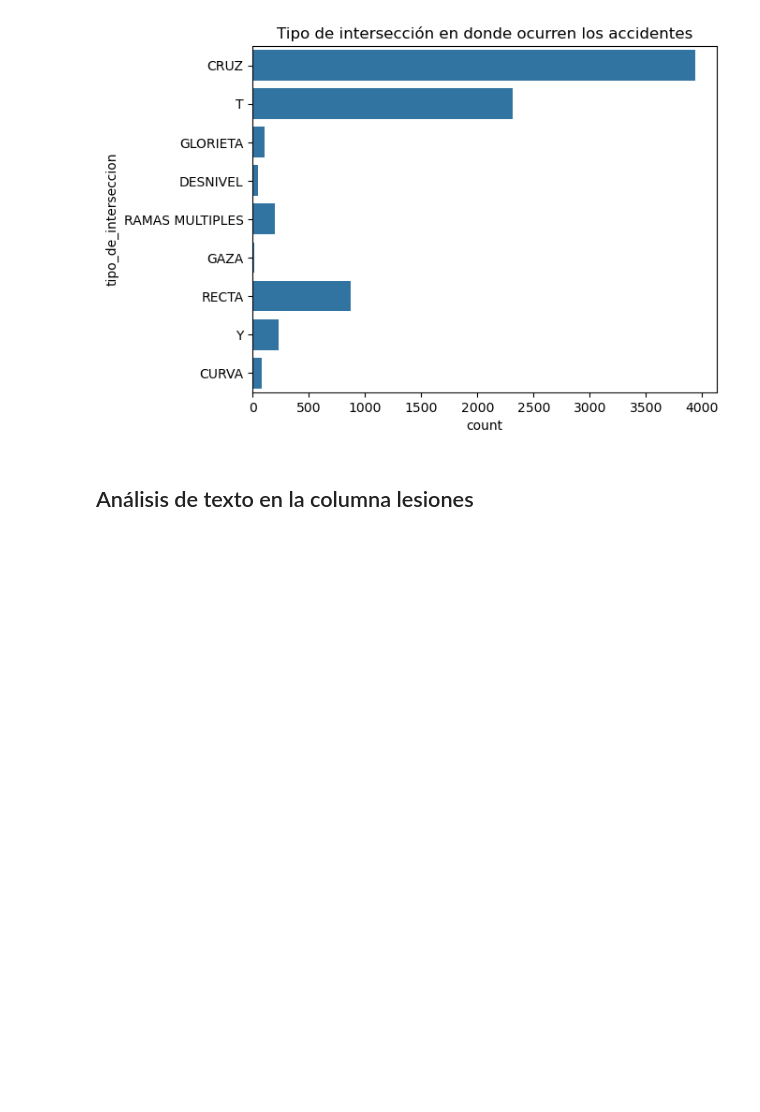
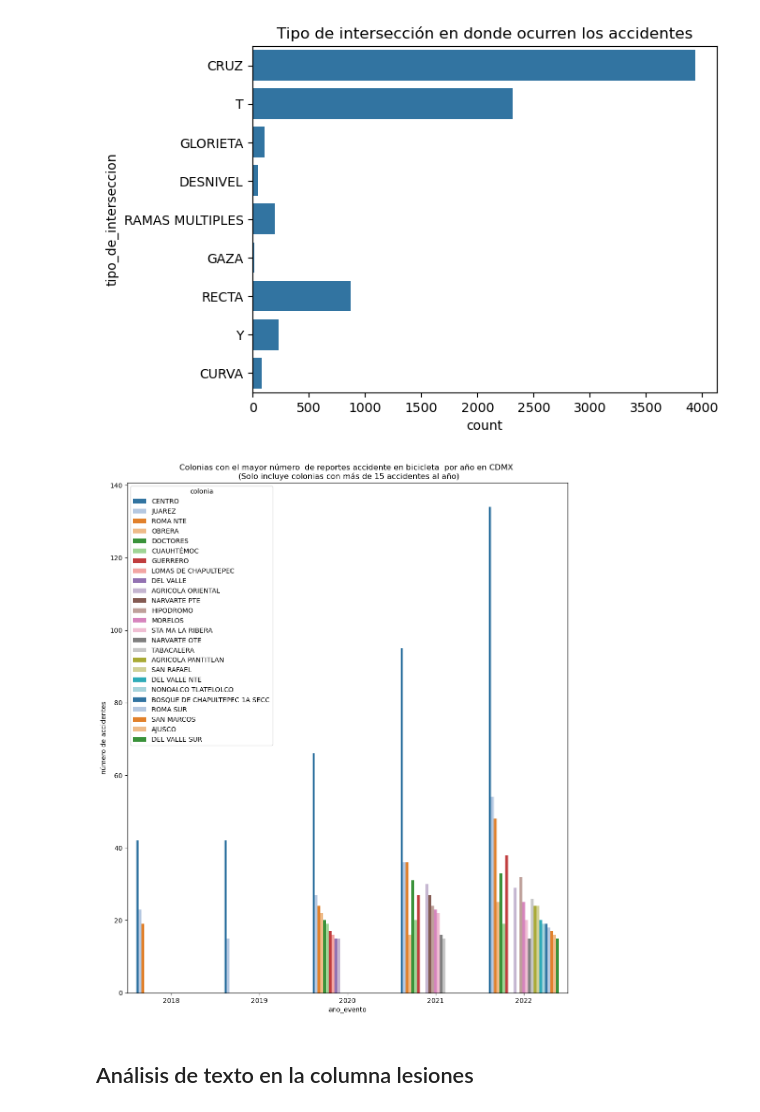
Before and after one commit to Santiago-Rosas/-Map-of-bicycle-accidents-in-Mexico-City, a Jupyter notebook: notebooks/2_mapa_bicicleta_accidentes.ipynb, the cells around one changed output. Cells and saved outputs as stored; diff of their text form; code cells hidden in the pictures; blank space fills up the shorter version.

```diff
--- a/notebooks/2_mapa_bicicleta_accidentes.ipynb
+++ b/notebooks/2_mapa_bicicleta_accidentes.ipynb
@@ -291,3 +329,14 @@ plt.show()
+# %%
+por_colonia=acci_bici[["colonia","tipo_de_evento","ano_evento"]].groupby(["ano_evento","colonia"]).count().sort_values(by="tipo_de_evento",ascending=False).reset_index().head(51)
+# %%
+plt.figure(figsize=(12,14))
+sns.barplot(data=por_colonia, x=por_colonia["ano_evento"], y=por_colonia["tipo_de_evento"],  hue= por_colonia["colonia"], palette="tab20")
+plt.title("Colonias con el mayor número  de reportes accidente en bicicleta  por año en CDMX \n (Solo incluye colonias con más de 15 accidentes al año)")
+plt.ylabel("número de accidentes")
+
+plt.show()
+# %% [output]
+[figure, added]
 # %% [markdown]
 ## Análisis de texto en la columna lesiones
 # %%
```
Also changed, not shown: parts of 8 cells of this notebook, 7 other files.
